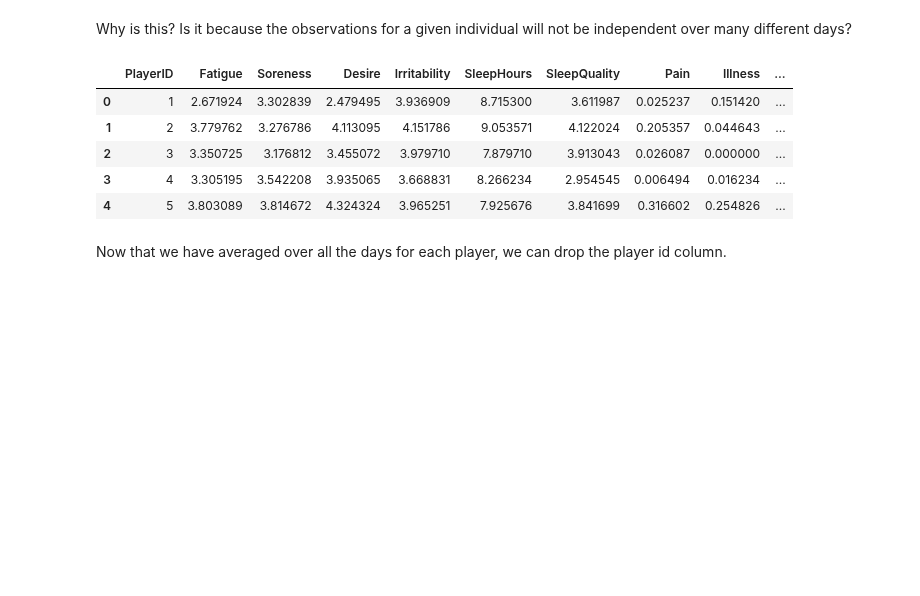
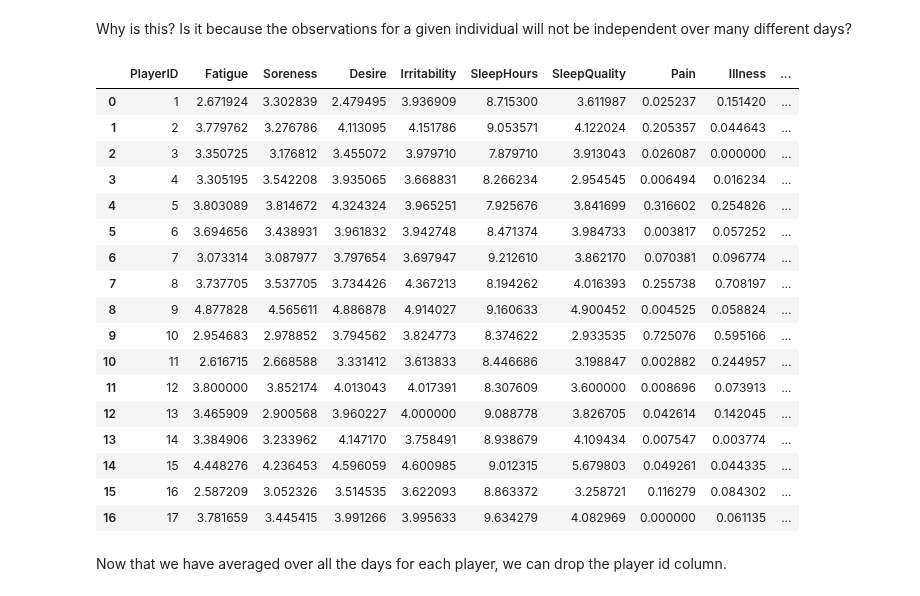
Before and after one commit to JoeRoussy/sta2453-project-1, a Jupyter notebook: wellness_factor_analysis_joe.ipynb, the cells around one changed output. Cells and saved outputs as stored; diff of their text form; code cells hidden in the pictures; blank space fills up the shorter version.

```diff
--- a/wellness_factor_analysis_joe.ipynb
+++ b/wellness_factor_analysis_joe.ipynb
@@ -379,15 +542,27 @@ We cannot perform factor analysis using data gathered at different dates. So for
 Why is this? Is it because the observations for a given individual will not be independent over many different days?
 # %%
 wellness_df = wellness_df.drop(columns=['Date'])
-full_wellness_df = wellness_df # Save full df for later
+full_wellness_df = wellness_df.copy() # Save full df for later
 wellness_df = wellness_df.groupby('PlayerID',as_index = False).mean()
-wellness_df.head()
+wellness_df
 # %% [output]
 |  | PlayerID | Fatigue | Soreness | Desire | Irritability | SleepHours | SleepQuality | Pain | Illness | ... |
 | 0 | 1 | 2.671924 | 3.302839 | 2.479495 | 3.936909 | 8.715300 | 3.611987 | 0.025237 | 0.151420 | ... |
 | 1 | 2 | 3.779762 | 3.276786 | 4.113095 | 4.151786 | 9.053571 | 4.122024 | 0.205357 | 0.044643 | ... |
 | 2 | 3 | 3.350725 | 3.176812 | 3.455072 | 3.979710 | 7.879710 | 3.913043 | 0.026087 | 0.000000 | ... |
 | 3 | 4 | 3.305195 | 3.542208 | 3.935065 | 3.668831 | 8.266234 | 2.954545 | 0.006494 | 0.016234 | ... |
 | 4 | 5 | 3.803089 | 3.814672 | 4.324324 | 3.965251 | 7.925676 | 3.841699 | 0.316602 | 0.254826 | ... |
+| 5 | 6 | 3.694656 | 3.438931 | 3.961832 | 3.942748 | 8.471374 | 3.984733 | 0.003817 | 0.057252 | ... |
+| 6 | 7 | 3.073314 | 3.087977 | 3.797654 | 3.697947 | 9.212610 | 3.862170 | 0.070381 | 0.096774 | ... |
+| 7 | 8 | 3.737705 | 3.537705 | 3.734426 | 4.367213 | 8.194262 | 4.016393 | 0.255738 | 0.708197 | ... |
+| 8 | 9 | 4.877828 | 4.565611 | 4.886878 | 4.914027 | 9.160633 | 4.900452 | 0.004525 | 0.058824 | ... |
+| 9 | 10 | 2.954683 | 2.978852 | 3.794562 | 3.824773 | 8.374622 | 2.933535 | 0.725076 | 0.595166 | ... |
+| 10 | 11 | 2.616715 | 2.668588 | 3.331412 | 3.613833 | 8.446686 | 3.198847 | 0.002882 | 0.244957 | ... |
+| 11 | 12 | 3.800000 | 3.852174 | 4.013043 | 4.017391 | 8.307609 | 3.600000 | 0.008696 | 0.073913 | ... |
+| 12 | 13 | 3.465909 | 2.900568 | 3.960227 | 4.000000 | 9.088778 | 3.826705 | 0.042614 | 0.142045 | ... |
+| 13 | 14 | 3.384906 | 3.233962 | 4.147170 | 3.758491 | 8.938679 | 4.109434 | 0.007547 | 0.003774 | ... |
+| 14 | 15 | 4.448276 | 4.236453 | 4.596059 | 4.600985 | 9.012315 | 5.679803 | 0.049261 | 0.044335 | ... |
+| 15 | 16 | 2.587209 | 3.052326 | 3.514535 | 3.622093 | 8.863372 | 3.258721 | 0.116279 | 0.084302 | ... |
+| 16 | 17 | 3.781659 | 3.445415 | 3.991266 | 3.995633 | 9.634279 | 4.082969 | 0.000000 | 0.061135 | ... |
 # %% [markdown]
 Now that we have averaged over all the days for each player, we can drop the player id column.
```
Also changed, not shown: parts of 111 cells of this notebook.
